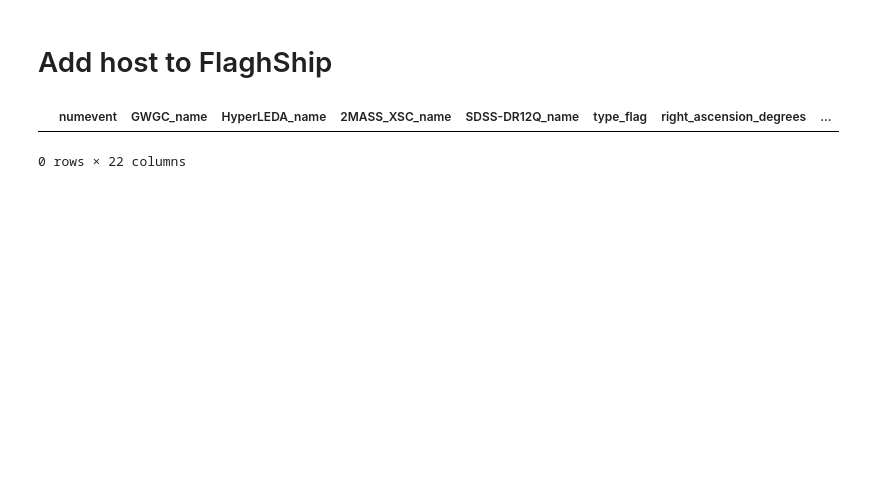
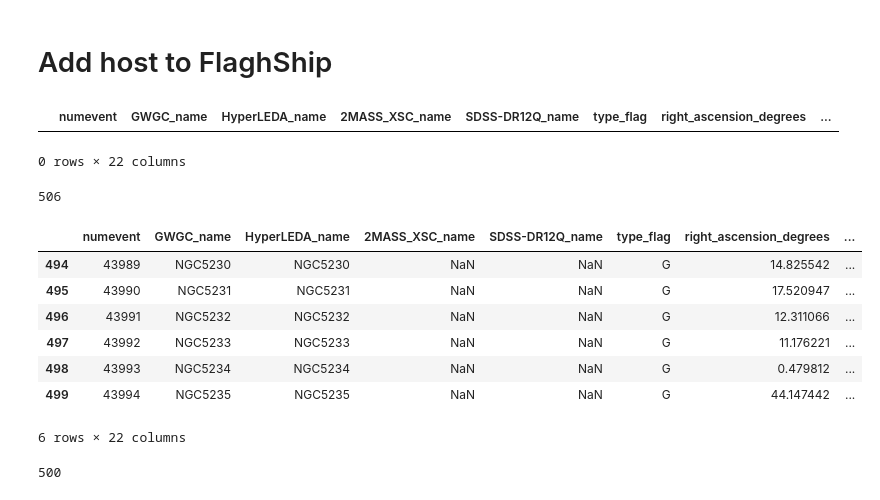
Before and after one commit to RCianca/DarkSirensStat, a Jupyter notebook: ProxyGenerator/GLADE-inator.ipynb, the cells around one changed output. Drawn from its saved outputs; the diff is of its cells as text; code cells hidden in the pictures; blank space fills up the shorter version.

```diff
--- a/ProxyGenerator/GLADE-inator.ipynb
+++ b/ProxyGenerator/GLADE-inator.ipynb
@@ -492,12 +485,26 @@ myglade=myglade.query('1.4< z & z > 1.8')
 # %%
-myglade.shape[0]
+glade500.shape[0]
+# %% [output]
+506
 # %%
-tempdf=myglade
+glade500.drop(glade500.tail(6).index,inplace=True)
+glade500.tail(6)
+# %% [output]
+|  | numevent | GWGC_name | HyperLEDA_name | 2MASS_XSC_name | SDSS-DR12Q_name | type_flag | right_ascension_degrees | ... |
+| 494 | 43989 | NGC5230 | NGC5230 | NaN | NaN | G | 14.825542 | ... |
+| 495 | 43990 | NGC5231 | NGC5231 | NaN | NaN | G | 17.520947 | ... |
+| 496 | 43991 | NGC5232 | NGC5232 | NaN | NaN | G | 12.311066 | ... |
+| 497 | 43992 | NGC5233 | NGC5233 | NaN | NaN | G | 11.176221 | ... |
+| 498 | 43993 | NGC5234 | NGC5234 | NaN | NaN | G | 0.479812 | ... |
+| 499 | 43994 | NGC5235 | NGC5235 | NaN | NaN | G | 44.147442 | ... |
+6 rows × 22 columns
 # %%
 myglade=tempdf.query('35< declination_degrees & declination_degrees >75')
 #myglade=myglade.query('15< right_ascension_degrees & right_ascension_degrees > 65')
 # %%
-myglade.shape[0]
+glade500.shape[0]
+# %% [output]
+500
 # %%
 exist= 1.5 in myglade.z
 print (exist)
```
Also changed, not shown: parts of 29 cells of this notebook, 3 other files.
